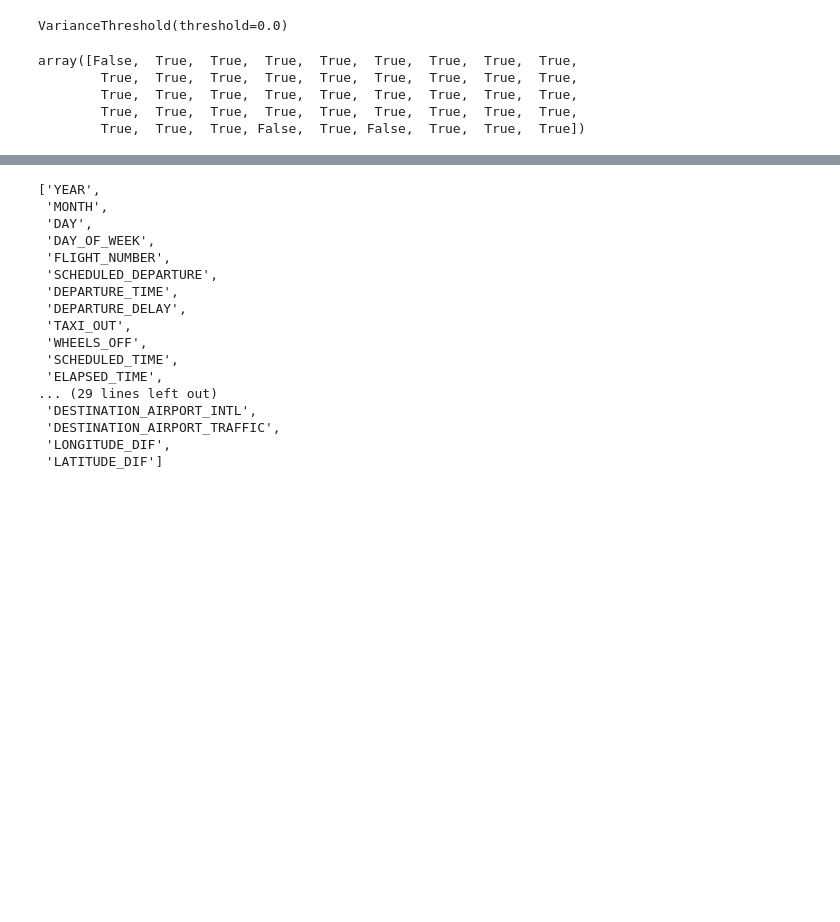
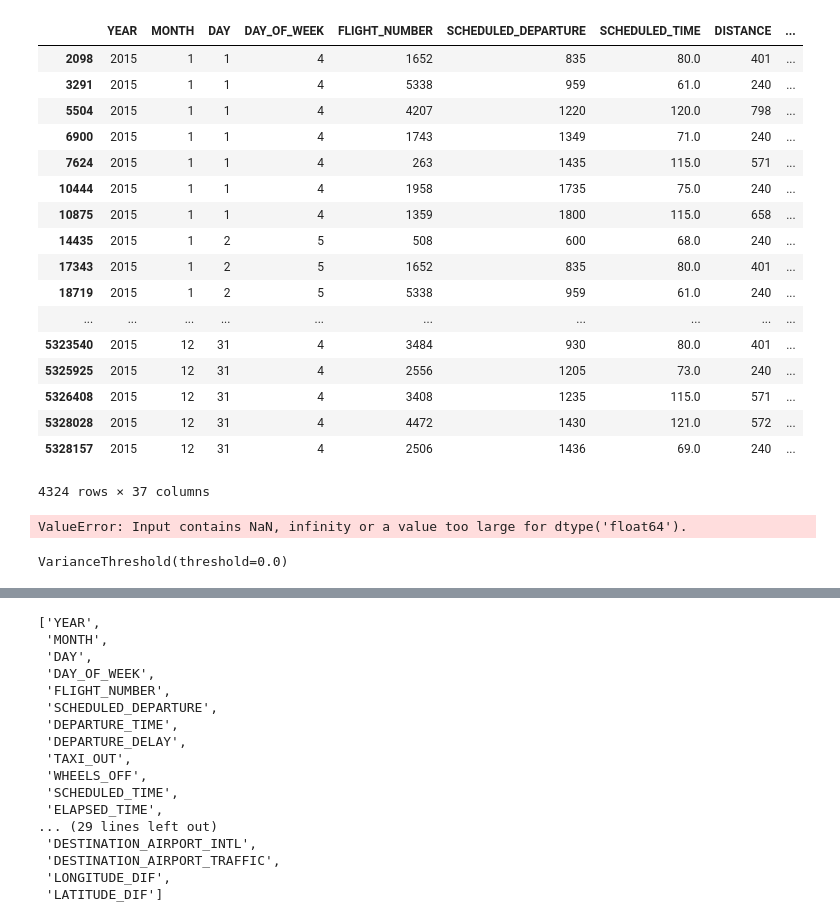
Before and after one commit to hanh-nguyen/flightstatus, a Jupyter notebook: dev/model_training_xgboost.ipynb, the cells around one changed output, grey strips where cells are left out. Drawn from its saved outputs; the diff is of its cells as text; code cells hidden in the pictures; blank space fills up the shorter version.

```diff
--- a/dev/model_training_xgboost.ipynb
+++ b/dev/model_training_xgboost.ipynb
@@ -16,3 +16,2 @@ from pandas.api.types import is_numeric_dtype
 # %%
-data = pd.read_csv('/Users/user/Documents/Github/flightstatus/data/dev/flights_processed.csv')
-data.shape
+flights = pd.read_csv('/Users/user/Documents/Github/flightstatus/data/dev/flights_processed.csv')
@@ -99,3 +55,30 @@ dtype('float64')
+# %%
+flights[flights.LATITUDE_ORIGIN.isnull()]
+# %% [output]
+|  | YEAR | MONTH | DAY | DAY_OF_WEEK | FLIGHT_NUMBER | SCHEDULED_DEPARTURE | SCHEDULED_TIME | DISTANCE | ... |
+| 2098 | 2015 | 1 | 1 | 4 | 1652 | 835 | 80.0 | 401 | ... |
+| 3291 | 2015 | 1 | 1 | 4 | 5338 | 959 | 61.0 | 240 | ... |
+| 5504 | 2015 | 1 | 1 | 4 | 4207 | 1220 | 120.0 | 798 | ... |
+| 6900 | 2015 | 1 | 1 | 4 | 1743 | 1349 | 71.0 | 240 | ... |
+| 7624 | 2015 | 1 | 1 | 4 | 263 | 1435 | 115.0 | 571 | ... |
+| 10444 | 2015 | 1 | 1 | 4 | 1958 | 1735 | 75.0 | 240 | ... |
+| 10875 | 2015 | 1 | 1 | 4 | 1359 | 1800 | 115.0 | 658 | ... |
+| 14435 | 2015 | 1 | 2 | 5 | 508 | 600 | 68.0 | 240 | ... |
+| 17343 | 2015 | 1 | 2 | 5 | 1652 | 835 | 80.0 | 401 | ... |
+| 18719 | 2015 | 1 | 2 | 5 | 5338 | 959 | 61.0 | 240 | ... |
+| ... | ... | ... | ... | ... | ... | ... | ... | ... | ... |
+| 5323540 | 2015 | 12 | 31 | 4 | 3484 | 930 | 80.0 | 401 | ... |
+| 5325925 | 2015 | 12 | 31 | 4 | 2556 | 1205 | 73.0 | 240 | ... |
+| 5326408 | 2015 | 12 | 31 | 4 | 3408 | 1235 | 115.0 | 571 | ... |
+| 5328028 | 2015 | 12 | 31 | 4 | 4472 | 1430 | 121.0 | 572 | ... |
+| 5328157 | 2015 | 12 | 31 | 4 | 2506 | 1436 | 69.0 | 240 | ... |
+4324 rows × 37 columns
+# %%
+selector = VarianceThreshold()
+selector.fit(flights[NUM_VAR_COMPLETE])
+# NUM_VAR_REMOVED = [NUM_VAR_COMPLETE[i] for i in range(len(NUM_VAR_COMPLETE)) if selector.get_support()[i] == False]
+# %% [output]
+ValueError: Input contains NaN, infinity or a value too large for dtype('float64').
 # %%
 df_train, df_test = train_test_split(data, stratify = data['TARGET'], test_size=0.3, random_state=12)
 # %%
@@ -111,8 +88,0 @@ len(cols)
-# %%
-selector.get_support()
-# %% [output]
-array([False,  True,  True,  True,  True,  True,  True,  True,  True,
-        True,  True,  True,  True,  True,  True,  True,  True,  True,
-        True,  True,  True,  True,  True,  True,  True,  True,  True,
-        True,  True,  True,  True,  True,  True,  True,  True,  True,
-        True,  True,  True, False,  True, False,  True,  True,  True])
```
Also changed, not shown: parts of 21 cells of this notebook, 3 other files.
